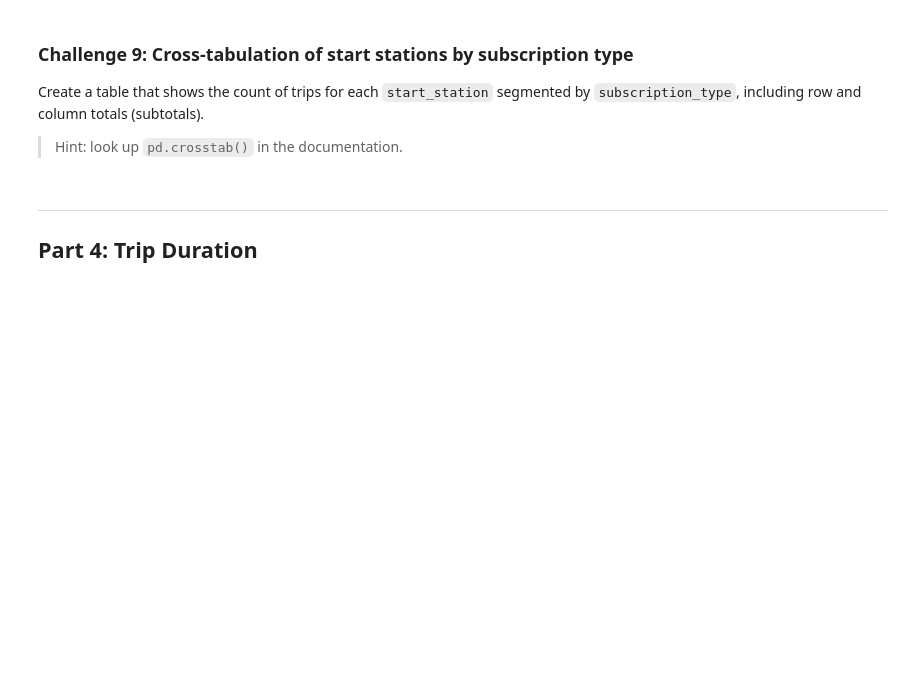
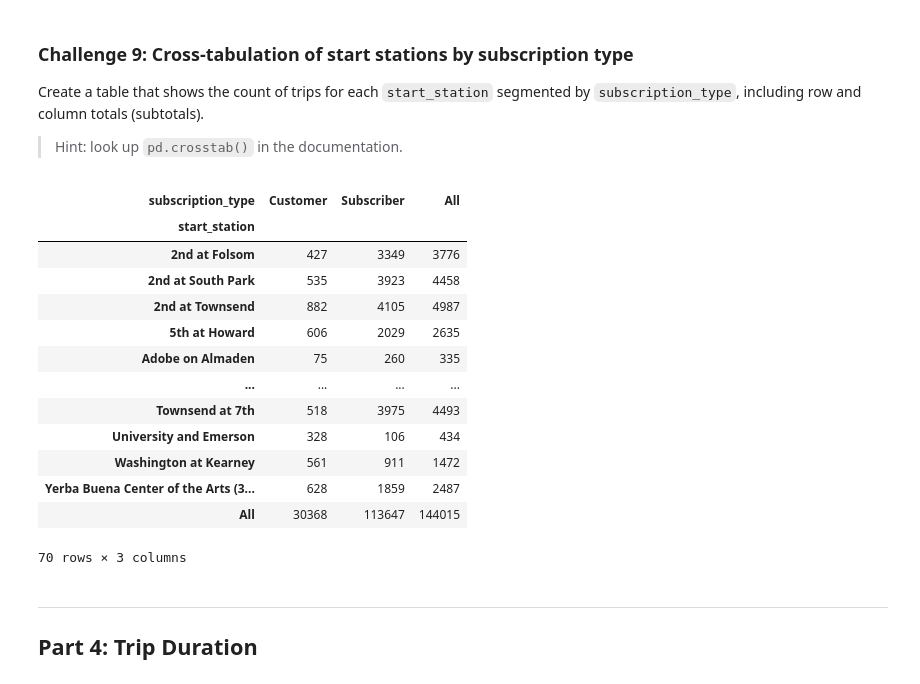
Before and after one commit to knoellouis/ds-pandas-numpy, a Jupyter notebook: 1_Pandas/05_Even_More_Pandas_Practice.ipynb, the cells around one changed output. Cells and saved outputs as stored; diff of their text form; code cells hidden in the pictures; blank space fills up the shorter version.

```diff
--- a/1_Pandas/05_Even_More_Pandas_Practice.ipynb
+++ b/1_Pandas/05_Even_More_Pandas_Practice.ipynb
@@ -122,6 +167,24 @@ Create a table that shows the count of trips for each `start_station` segmented
 > Hint: look up `pd.crosstab()` in the documentation.
 # %%
 # YOUR CODE HERE
+# pd.crosstab counts trips per start_station x subscription_type.
+# margins=True adds the "All" row and column totals (subtotals).
+pd.crosstab(df["start_station"], df["subscription_type"], margins=True)
+# %% [output]
+| subscription_type | Customer | Subscriber | All |
+| start_station |  |  |  |
+| 2nd at Folsom | 427 | 3349 | 3776 |
+| 2nd at South Park | 535 | 3923 | 4458 |
+| 2nd at Townsend | 882 | 4105 | 4987 |
+| 5th at Howard | 606 | 2029 | 2635 |
+| Adobe on Almaden | 75 | 260 | 335 |
+| ... | ... | ... | ... |
+| Townsend at 7th | 518 | 3975 | 4493 |
+| University and Emerson | 328 | 106 | 434 |
+| Washington at Kearney | 561 | 911 | 1472 |
+| Yerba Buena Center of the Arts (3... | 628 | 1859 | 2487 |
+| All | 30368 | 113647 | 144015 |
+70 rows × 3 columns
 # %% [markdown]
 ---
 
```
Also changed, not shown: parts of 11 cells of this notebook, 1 other file.
